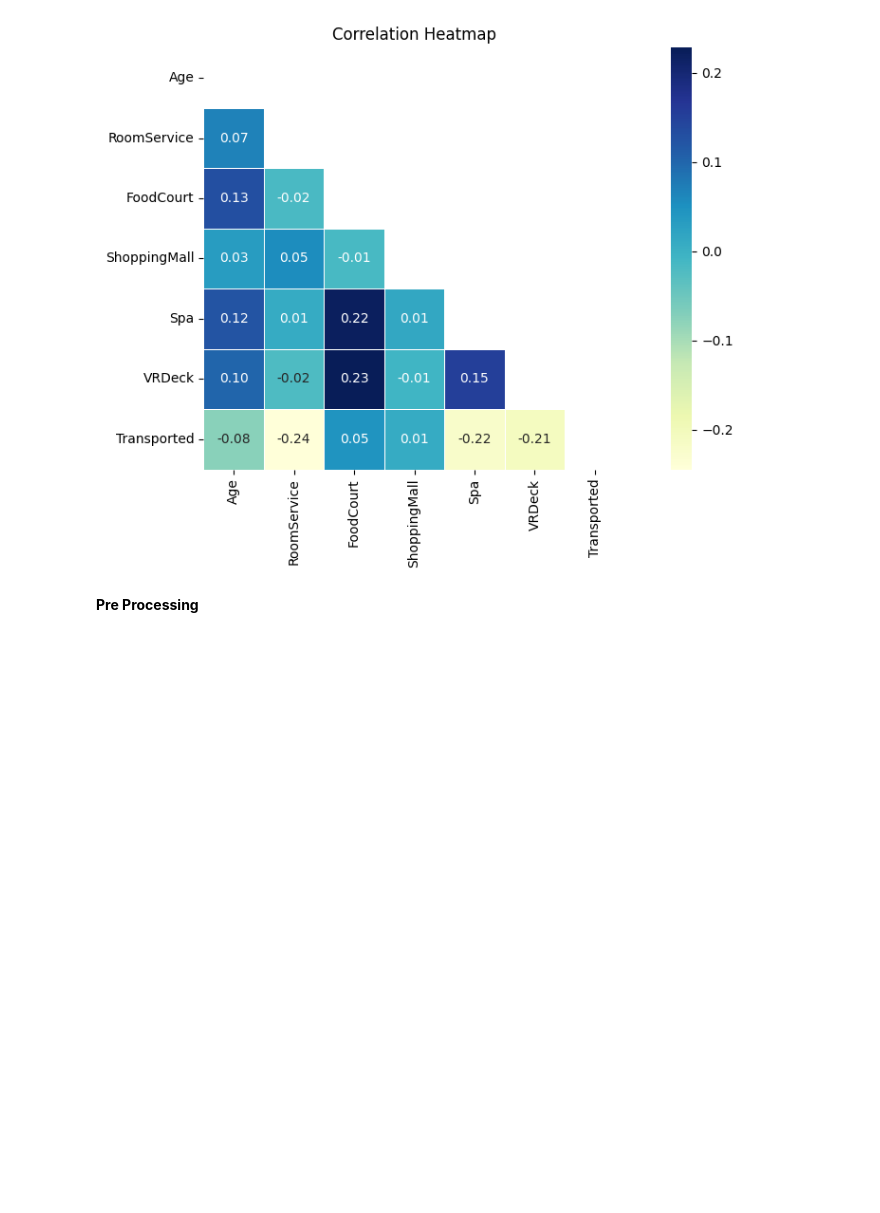
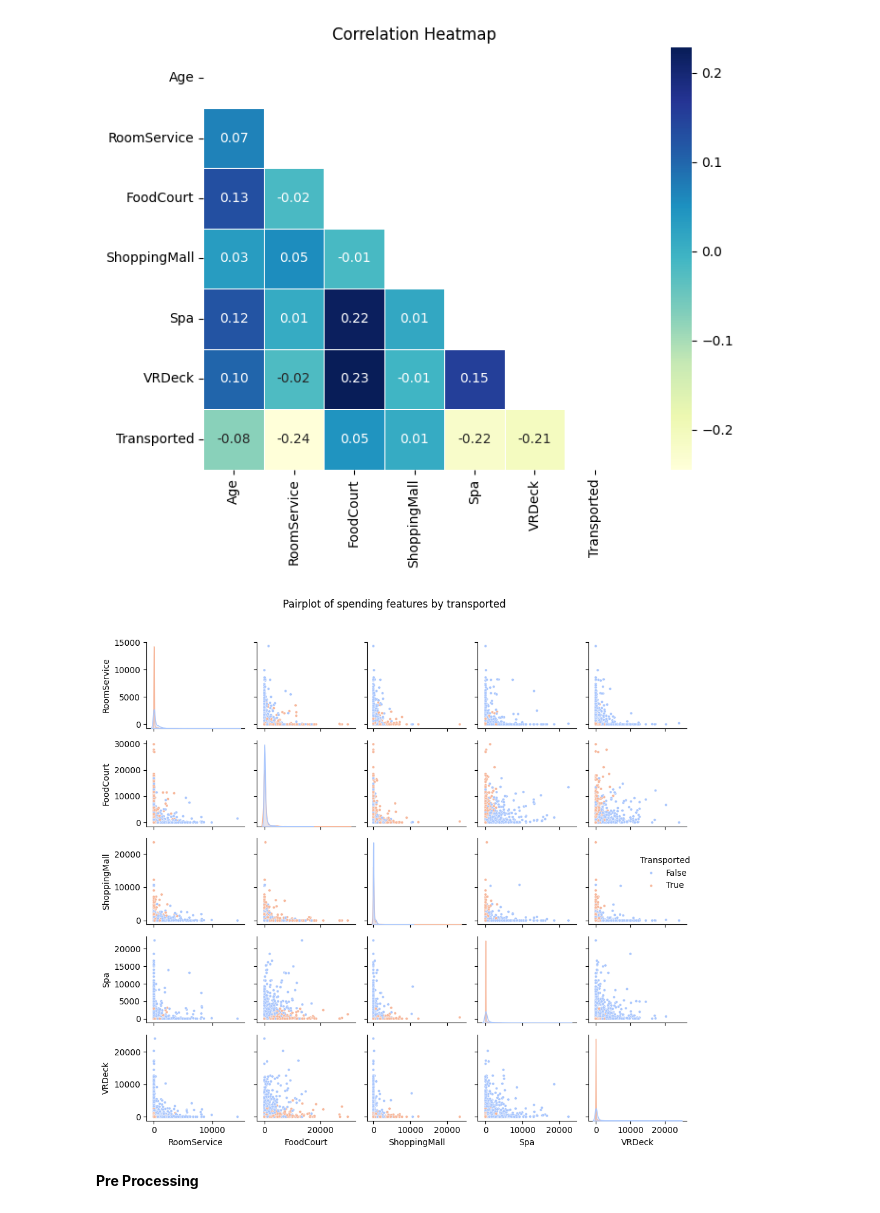
Before and after one commit to KaggleChallenge-Group9/Spaceship-Titanic-Challenge, a Jupyter notebook: Spaceship_Titanic_Challenge_Group_9.ipynb, the cells around one changed output. Saved outputs shown, nothing was run; the diff lists cells and outputs as text; code cells hidden in the pictures; blank space fills up the shorter version.

```diff
--- a/Spaceship_Titanic_Challenge_Group_9.ipynb
+++ b/Spaceship_Titanic_Challenge_Group_9.ipynb
@@ -297,6 +283,19 @@ plt.tight_layout()
 plt.show()
 # %% [output]
 [figure]
+# %%
+#Spending feature correlations
+
+sns.pairplot(train[['RoomService', 'FoodCourt', 'ShoppingMall', 'Spa', 'VRDeck', 'Transported']],
+             hue='Transported',
+             palette='coolwarm',
+             height=1.8,
+             plot_kws={'s' : 10})
+plt.suptitle("Pairplot of spending features by transported", y=1.02)
+plt.tight_layout()
+plt.show()
+# %% [output]
+[figure, added]
 # %% [markdown]
 **Pre Processing**
 # %%
```
Also changed, not shown: parts of 14 cells of this notebook.
